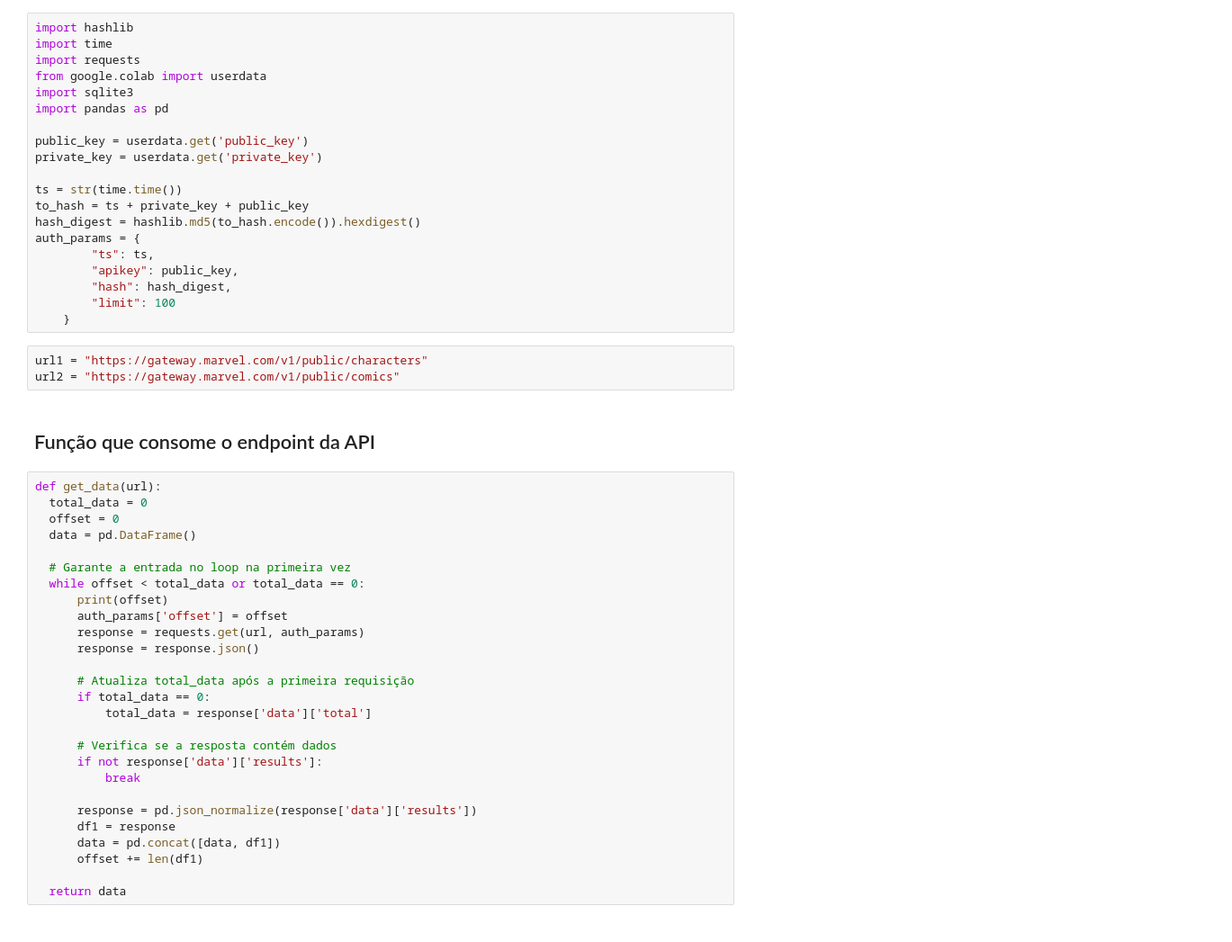
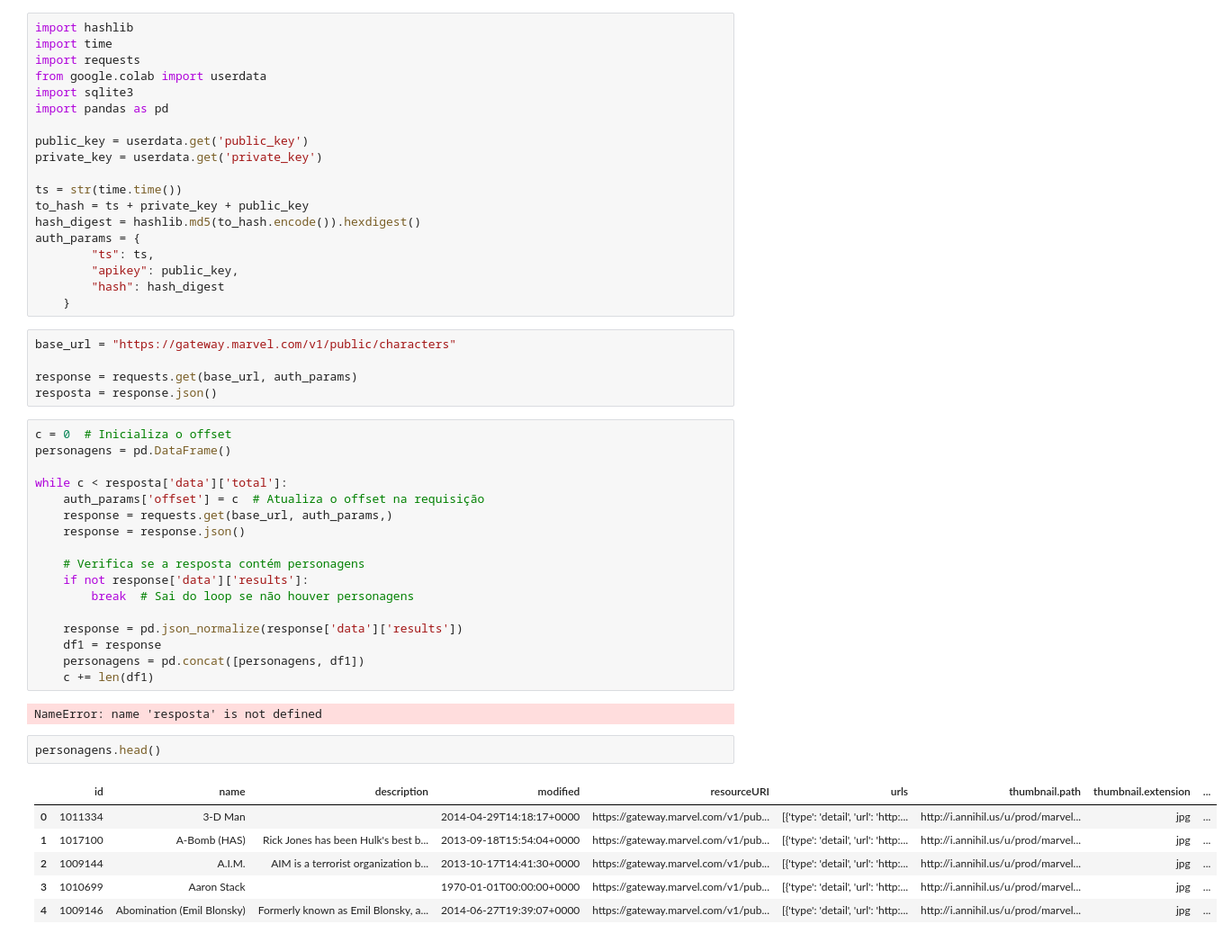
Before and after one commit to rhaagsma/Projeto_Final_Marvel, a Jupyter notebook: ProjetoFinal.ipynb, the cells around one changed output. Shown at 90% size. Drawn from its saved outputs; the diff is of its cells as text.

```diff
--- a/ProjetoFinal.ipynb
+++ b/ProjetoFinal.ipynb
@@ -17,39 +19,39 @@ hash_digest = hashlib.md5(to_hash.encode()).hexdigest()
 auth_params = {
         "ts": ts,
         "apikey": public_key,
-        "hash": hash_digest,
-        "limit": 100
+        "hash": hash_digest
     }
-# %%
-url1 = "https://gateway.marvel.com/v1/public/characters"
-url2 = "https://gateway.marvel.com/v1/public/comics"
-# %% [markdown]
-## Função que consome o endpoint da API
+# %%
+base_url = "https://gateway.marvel.com/v1/public/characters"
+
+response = requests.get(base_url, auth_params)
+resposta = response.json()
 # %%
-def get_data(url):
-  total_data = 0
-  offset = 0
-  data = pd.DataFrame()
+c = 0  # Inicializa o offset
+personagens = pd.DataFrame()
 
-  # Garante a entrada no loop na primeira vez
-  while offset < total_data or total_data == 0:
-      print(offset)
-      auth_params['offset'] = offset
-      response = requests.get(url, auth_params)
-      response = response.json()
+while c < resposta['data']['total']:
+    auth_params['offset'] = c  # Atualiza o offset na requisição
+    response = requests.get(base_url, auth_params,)
+    response = response.json()
 
-      # Atualiza total_data após a primeira requisição
-      if total_data == 0:
-          total_data = response['data']['total']
+    # Verifica se a resposta contém personagens
+    if not response['data']['results']:
+        break  # Sai do loop se não houver personagens
 
-      # Verifica se a resposta contém dados
-      if not response['data']['results']:
-          break
-
-      response = pd.json_normalize(response['data']['results'])
-      df1 = response
-      data = pd.concat([data, df1])
-      offset += len(df1)
-
-  return data
+    response = pd.json_normalize(response['data']['results'])
+    df1 = response
+    personagens = pd.concat([personagens, df1])
+    c += len(df1)
+# %% [output]
+NameError: name 'resposta' is not defined
+# %%
+personagens.head()
+# %% [output]
+|  | id | name | description | modified | resourceURI | urls | thumbnail.path | thumbnail.extension | ... |
+| 0 | 1011334 | 3-D Man |  | 2014-04-29T14:18:17+0000 | https://gateway.marvel.com/v1/pub... | [{'type': 'detail', 'url': 'http:... | http://i.annihil.us/u/prod/marvel... | jpg | ... |
+| 1 | 1017100 | A-Bomb (HAS) | Rick Jones has been Hulk's best b... | 2013-09-18T15:54:04+0000 | https://gateway.marvel.com/v1/pub... | [{'type': 'detail', 'url': 'http:... | http://i.annihil.us/u/prod/marvel... | jpg | ... |
+| 2 | 1009144 | A.I.M. | AIM is a terrorist organization b... | 2013-10-17T14:41:30+0000 | https://gateway.marvel.com/v1/pub... | [{'type': 'detail', 'url': 'http:... | http://i.annihil.us/u/prod/marvel... | jpg | ... |
+| 3 | 1010699 | Aaron Stack |  | 1970-01-01T00:00:00+0000 | https://gateway.marvel.com/v1/pub... | [{'type': 'detail', 'url': 'http:... | http://i.annihil.us/u/prod/marvel... | jpg | ... |
+| 4 | 1009146 | Abomination (Emil Blonsky) | Formerly known as Emil Blonsky, a... | 2014-06-27T19:39:07+0000 | https://gateway.marvel.com/v1/pub... | [{'type': 'detail', 'url': 'http:... | http://i.annihil.us/u/prod/marvel... | jpg | ... |
 # %%
```
Also changed, not shown: parts of 9 cells of this notebook.
